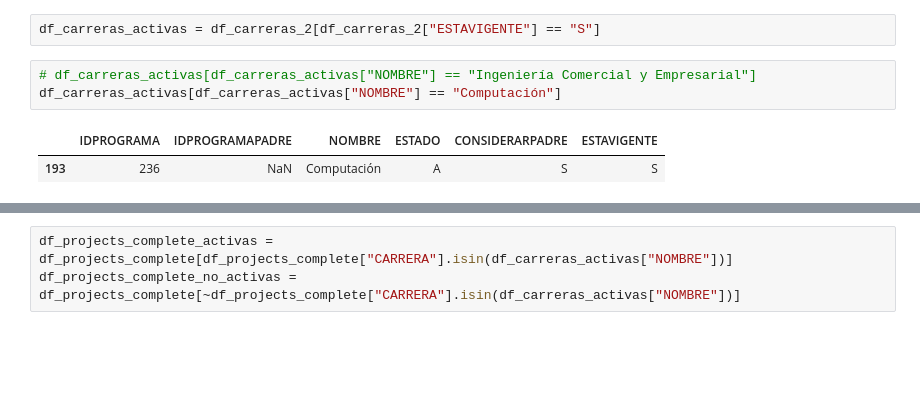
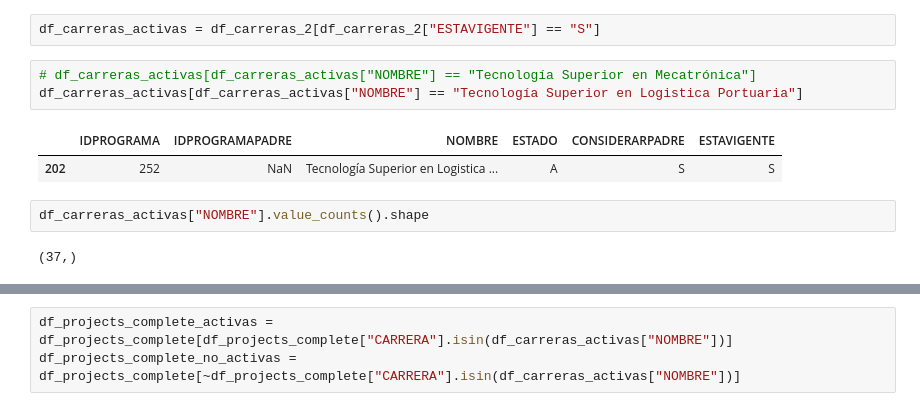
Before and after one commit to stevenaraujo98/project-carrear-classification, a Jupyter notebook: 1_preprocessing.ipynb, the cells around one changed output, grey strips where cells are left out. Cells and saved outputs as stored; diff of their text form; blank space fills up the shorter version.

```diff
--- a/1_preprocessing.ipynb
+++ b/1_preprocessing.ipynb
@@ -337,11 +337,15 @@ df_carreras_2 = df_carreras[["IDPROGRAMA", "IDPROGRAMAPADRE", "NOMBRE", "ESTADO"
 # %%
 df_carreras_activas = df_carreras_2[df_carreras_2["ESTAVIGENTE"] == "S"]
 # %%
-# df_carreras_activas[df_carreras_activas["NOMBRE"] == "Ingeniería Comercial y Empresarial"]
-df_carreras_activas[df_carreras_activas["NOMBRE"] == "Computación"]
+# df_carreras_activas[df_carreras_activas["NOMBRE"] == "Tecnología Superior en Mecatrónica"]
+df_carreras_activas[df_carreras_activas["NOMBRE"] == "Tecnología Superior en Logistica Portuaria"]
 # %% [output]
 |  | IDPROGRAMA | IDPROGRAMAPADRE | NOMBRE | ESTADO | CONSIDERARPADRE | ESTAVIGENTE |
-| 193 | 236 | NaN | Computación | A | S | S |
+| 202 | 252 | NaN | Tecnología Superior en Logistica ... | A | S | S |
+# %%
+df_carreras_activas["NOMBRE"].value_counts().shape
+# %% [output]
+(37,)
 # %%
 df_carreras_activas["NOMBRE"].value_counts()
 # %% [output]
```
Also changed, not shown: parts of 12 cells of this notebook, 5 other files.
